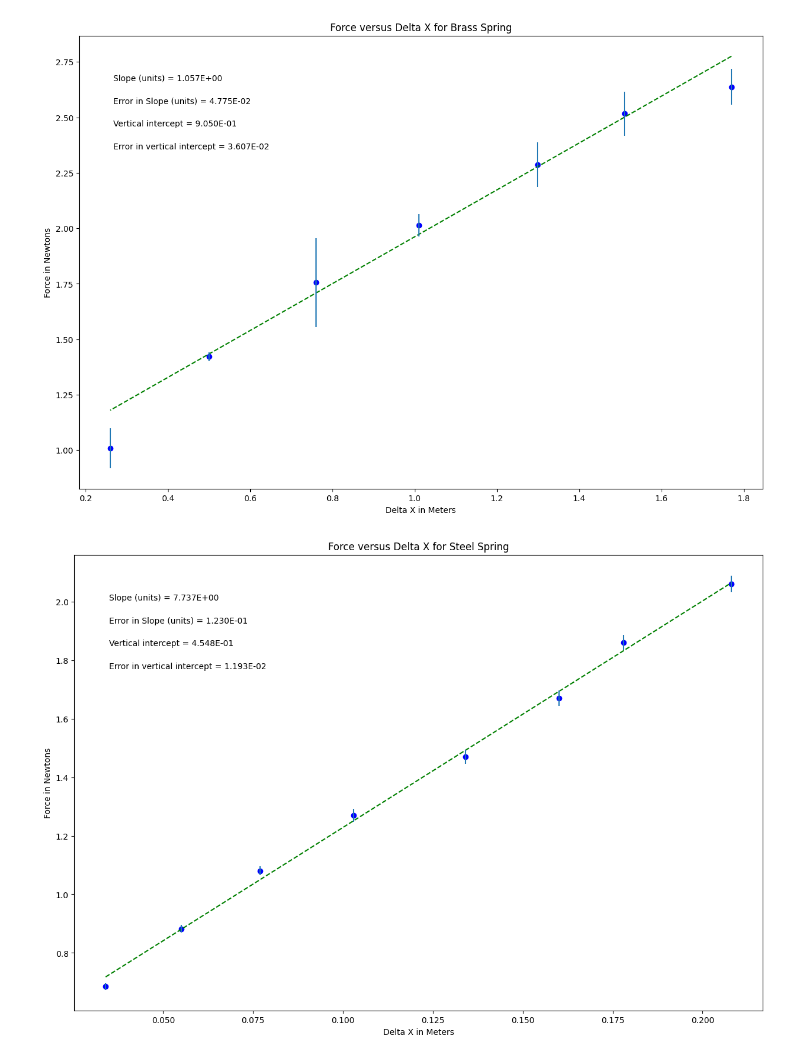
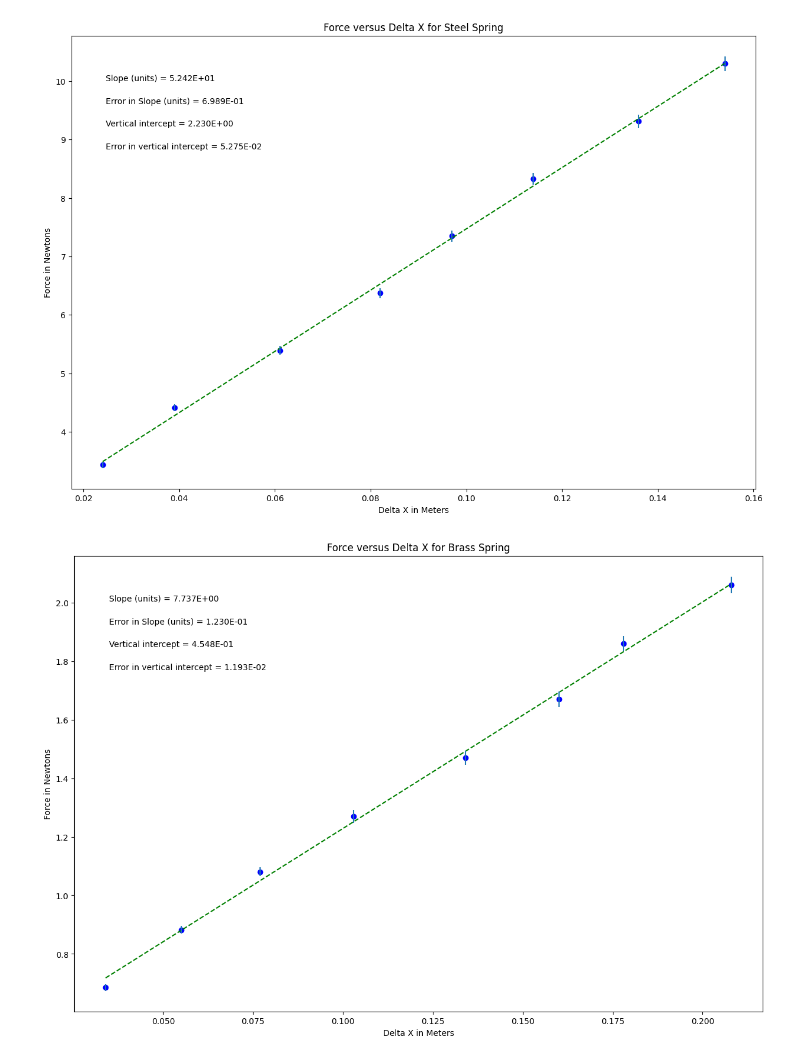
Before and after one commit to cookie607/Physics-Lab-w-Calc-1, a Jupyter notebook: PHSXlab_plotting_template.ipynb, the cells around one changed output. Drawn from its saved outputs; the diff is of its cells as text; code cells hidden in the pictures.

```diff
--- a/PHSXlab_plotting_template.ipynb
+++ b/PHSXlab_plotting_template.ipynb
@@ -19,25 +19,25 @@ import matplotlib.pyplot as plt
 #variable names should start with a letter and must contain only letters, numbers, and underscores
 
 
-delta_x = np.array([1.770, 1.510, 1.299, 1.010, 0.760, 0.500, 0.260])
+delta_x_steel = np.array([.024, .039, .061, .082, .097, .114, .136, .154])
 
-force = np.array([2.638, 2.517, 2.287, 2.014, 1.756, 1.421, 1.009])
+force_steel= np.array([3.43, 4.41, 5.39, 6.37, 7.35, 8.33, 9.31, 10.3])
 
-force_error= np.array([0.08, 0.1, 0.1, 0.05, 0.2, 0.02, 0.09])
+force_error_steel = np.array([.053, .060, .074, .081, .095, .103, .117, .125])
 
 
 
 #Re-assign variables as x, y, dy so that the remaining plotting code may remain generic
 #UPDATE VARIABLE NAMES (ON RHS OF EACH EQUAL SIGN) TO MATCH VARIABLE NAMES FOR DATA ABOVE
 
-x = delta_x           #this should be the array you want to plot on the x axis
-y = force            #this should be the array you want to plot on the y axis
-dy = force_error        #this should be your error in y array
+x = delta_x_steel         #this should be the array you want to plot on the x axis
+y = force_steel          #this should be the array you want to plot on the y axis
+dy = force_error_steel       #this should be your error in y array
 
 
 #UPDATE EACH OF THESE 4 STRINGS FOR YOUR PLOT LABELS AS YOU WANT THEM TO APPEAR
 
-plot_title= 'Force versus Delta X for Brass Spring'
+plot_title= 'Force versus Delta X for Steel Spring'
 x_label= 'Delta X in Meters'
 y_label= 'Force in Newtons'
 slope_units= 'units'
@@ -139,25 +139,25 @@ import matplotlib.pyplot as plt
 #variable names should start with a letter and must contain only letters, numbers, and underscores
 
 
-delta_x2 = np.array([.034, .055, .077, .103, .134, .160, .178, .208])
+delta_x_brass = np.array([.034, .055, .077, .103, .134, .160, .178, .208])
 
-force2 = np.array([.686, .882, 1.08, 1.27, 1.47, 1.67, 1.86, 2.06])
+force_brass = np.array([.686, .882, 1.08, 1.27, 1.47, 1.67, 1.86, 2.06])
 
-force_error2 = np.array([.012, .013, .015, .023, .025, .026, .027, .029])
+force_error_brass = np.array([.012, .013, .015, .023, .025, .026, .027, .029])
 
 
 
 #Re-assign variables as x, y, dy so that the remaining plotting code may remain generic
 #UPDATE VARIABLE NAMES (ON RHS OF EACH EQUAL SIGN) TO MATCH VARIABLE NAMES FOR DATA ABOVE
 
-x = delta_x2         #this should be the array you want to plot on the x axis
-y = force2         #this should be the array you want to plot on the y axis
-dy = force_error2       #this should be your error in y array
+x = delta_x_brass       #this should be the array you want to plot on the x axis
+y = force_brass       #this should be the array you want to plot on the y axis
+dy = force_error_brass      #this should be your error in y array
 
 
 #UPDATE EACH OF THESE 4 STRINGS FOR YOUR PLOT LABELS AS YOU WANT THEM TO APPEAR
 
-plot_title= 'Force versus Delta X for Steel Spring'
+plot_title= 'Force versus Delta X for Brass Spring'
 x_label= 'Delta X in Meters'
 y_label= 'Force in Newtons'
 slope_units= 'units'
@@ -212,32 +212,32 @@ elif annotation_placement==3 or annotation_placement==4:
 #Don't need to change anything in this section!
 
 #Plot data on graph. Plot error bars and place values for slope,
 #error in slope, and vertical intercept (plus error) on the plot using "annotate"
 
 plt.figure(figsize=(15,10))
 
 plt.plot(x, fit, color='green', linestyle='--')
 plt.scatter(x, y, color='blue', marker='o')
 
 plt.xlabel(x_label)
 plt.ylabel(y_label)
 plt.title(plot_title)
 
 plt.errorbar(x, y, yerr=dy, xerr=None, fmt="none") #don't need to plot x error bars
 
 plt.annotate('Slope ({}) = {value:.{digits}E}'.format(slope_units,value=m, digits=3),
              (xpos, ypos[0]), xycoords='axes fraction')
 
 plt.annotate('Error in Slope ({}) = {value:.{digits}E}'.format(slope_units,value=dm, digits=3),
              (xpos, ypos[1]), xycoords='axes fraction')
 
 plt.annotate('Vertical intercept = {value:.{digits}E}'.format(value=b, digits=3),
              (xpos, ypos[2]), xycoords='axes fraction')
 
 plt.annotate('Error in vertical intercept = {value:.{digits}E}'.format(value=db, digits=3),
              (xpos, ypos[3]), xycoords='axes fraction')
 
 plt.show()
 # %% [output]
-[figure, old version]
+[figure, new version]
 [figure]
```
